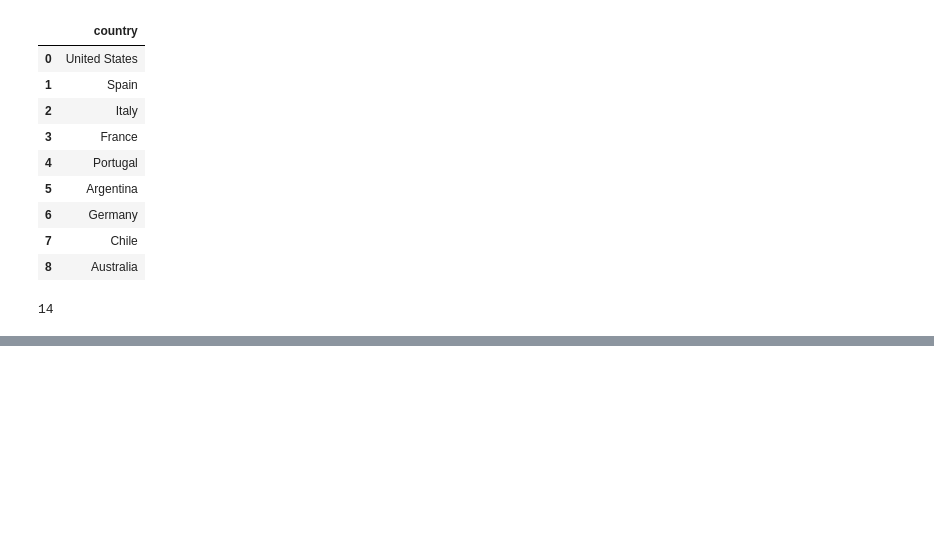
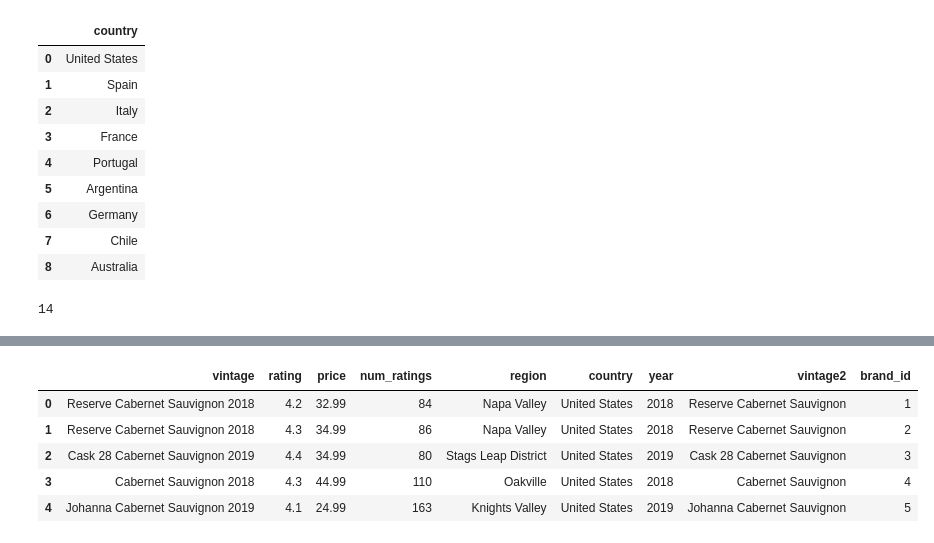
Before and after one commit to WilliamDHughes/ETL-Project-Group-1, a Jupyter notebook: bee_work/bee_dataframe_edit.ipynb, the cells around one changed output, grey strips where cells are left out. Drawn from its saved outputs; the diff is of its cells as text; code cells hidden in the pictures; blank space fills up the shorter version.

```diff
--- a/bee_work/bee_dataframe_edit.ipynb
+++ b/bee_work/bee_dataframe_edit.ipynb
@@ -600,3 +602,16 @@ count = len(max(countries, key = len))
 print(count)
 # %% [output]
 14
+# %%
+ # pip install psycopg2
+
+USERNAME = "postgres"
+PASSWORD = "postgres"
+URL = "localhost"
+PORT = 5432
+DATABASE = "wines_db"
+
+connection_str = f"postgresql+psycopg2://{USERNAME}:{PASSWORD}@{URL}:{PORT}/{DATABASE}"
+print(connection_str)
+
+engine = create_engine(connection_str)
@@ -602,0 +685,3 @@ print(count)
+# %%
+brand_sql = pd.read_sql('Select brand_id, brand_name as brand from "Brand";', engine)
+brand_sql.head()
@@ -602,0 +695,12 @@ print(count)
+# %%
+df_main = pd.merge(df_main, brand_sql, on = "brand", how = "left")
+# %%
+df_main.drop("brand", axis = 1, inplace = True)
+df_main.head()
+# %% [output]
+|  | vintage | rating | price | num_ratings | region | country | year | vintage2 | brand_id |
+| 0 | Reserve Cabernet Sauvignon 2018 | 4.2 | 32.99 | 84 | Napa Valley | United States | 2018 | Reserve Cabernet Sauvignon | 1 |
+| 1 | Reserve Cabernet Sauvignon 2018 | 4.3 | 34.99 | 86 | Napa Valley | United States | 2018 | Reserve Cabernet Sauvignon | 2 |
+| 2 | Cask 28 Cabernet Sauvignon 2019 | 4.4 | 34.99 | 80 | Stags Leap District | United States | 2019 | Cask 28 Cabernet Sauvignon | 3 |
+| 3 | Cabernet Sauvignon 2018 | 4.3 | 44.99 | 110 | Oakville | United States | 2018 | Cabernet Sauvignon | 4 |
+| 4 | Johanna Cabernet Sauvignon 2019 | 4.1 | 24.99 | 163 | Knights Valley | United States | 2019 | Johanna Cabernet Sauvignon | 5 |
```
Also changed, not shown: parts of 16 cells of this notebook.
